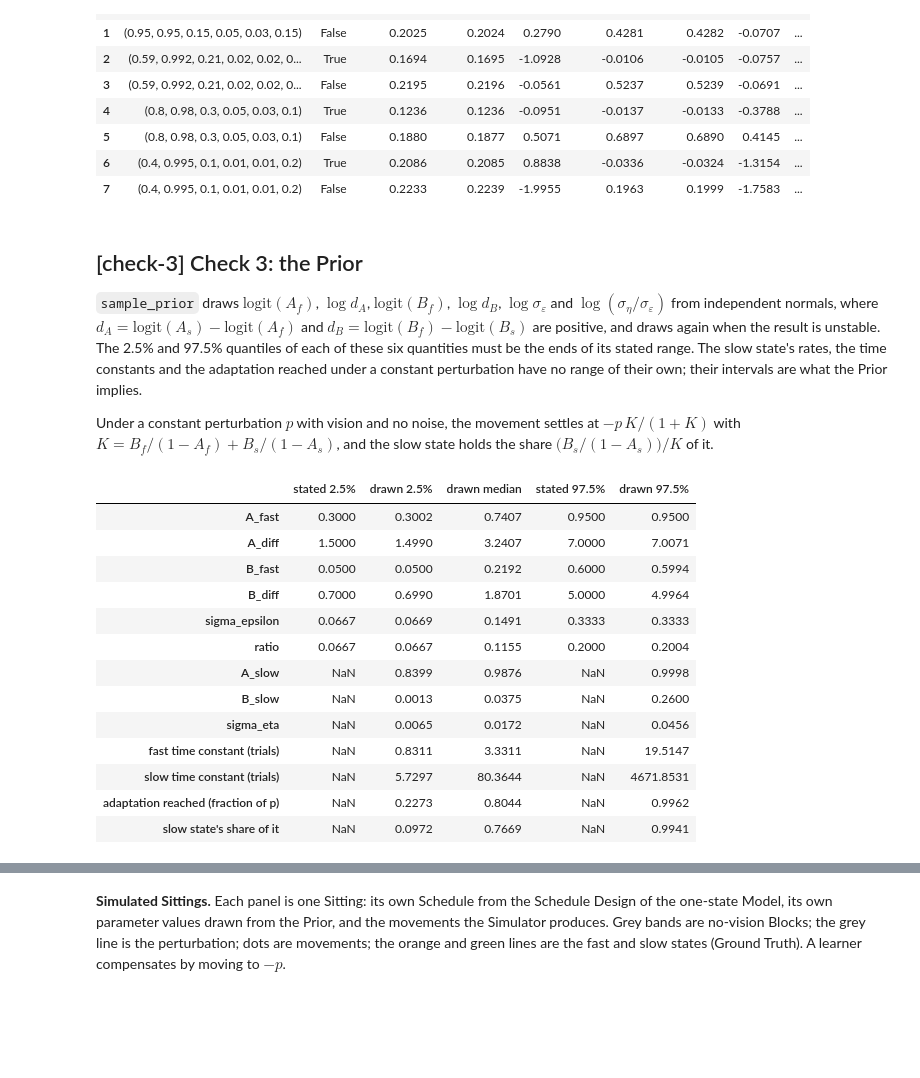
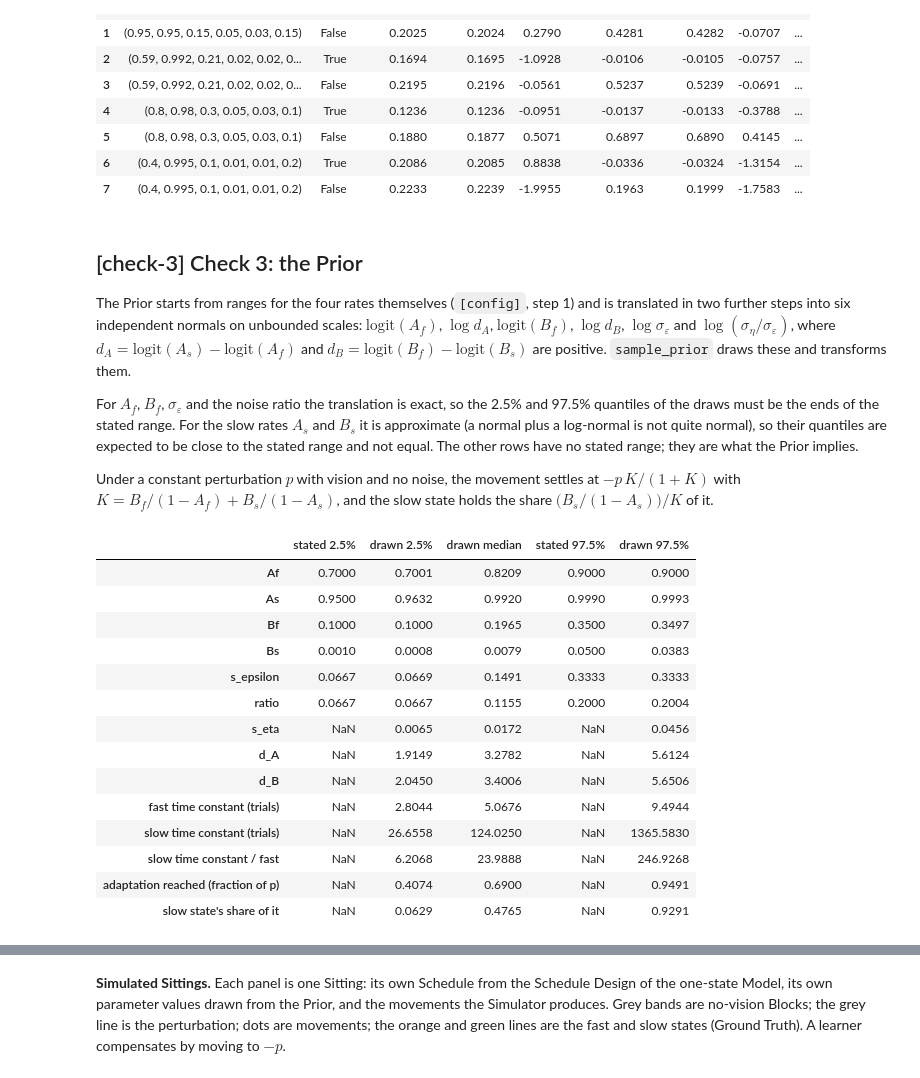
Before and after one commit to opherdonchin/MotorAdpatationSBI, a Jupyter notebook: notebooks/working/two_state_simulator.ipynb, the cells around one changed output, grey strips where cells are left out. Saved outputs shown, nothing was run; the diff lists cells and outputs as text; code cells hidden in the pictures; blank space fills up the shorter version.

```diff
--- a/notebooks/working/two_state_simulator.ipynb
+++ b/notebooks/working/two_state_simulator.ipynb
@@ -356,14 +370,19 @@ largest z-score in size: 2.0
 # %% [markdown]
 ## [check-3] Check 3: the Prior
 
-`sample_prior` draws $\mathrm{logit}(A_f)$, $\log d_A$, $\mathrm{logit}(B_f)$, $\log d_B$,
-$\log\sigma_\varepsilon$ and $\log(\sigma_\eta/\sigma_\varepsilon)$ from independent
-normals, where $d_A = \mathrm{logit}(A_s) - \mathrm{logit}(A_f)$ and
-$d_B = \mathrm{logit}(B_f) - \mathrm{logit}(B_s)$ are positive, and draws again when the
-result is unstable. The 2.5% and 97.5% quantiles of each of these six quantities must be
-the ends of its stated range. The slow state's rates, the time constants and the
-adaptation reached under a constant perturbation have no range of their own; their
-intervals are what the Prior implies.
+The Prior starts from ranges for the four rates themselves (`[config]`, step 1) and is
+translated in two further steps into six independent normals on unbounded scales:
+$\mathrm{logit}(A_f)$, $\log d_A$, $\mathrm{logit}(B_f)$, $\log d_B$,
+$\log\sigma_\varepsilon$ and $\log(\sigma_\eta/\sigma_\varepsilon)$, where
+$d_A = \mathrm{logit}(A_s) - \mathrm{logit}(A_f)$ and
+$d_B = \mathrm{logit}(B_f) - \mathrm{logit}(B_s)$ are positive. `sample_prior` draws
+these and transforms them.
+
+For $A_f$, $B_f$, $\sigma_\varepsilon$ and the noise ratio the translation is exact, so
+the 2.5% and 97.5% quantiles of the draws must be the ends of the stated range. For the
+slow rates $A_s$ and $B_s$ it is approximate (a normal plus a log-normal is not quite
+normal), so their quantiles are expected to be close to the stated range and not equal.
+The other rows have no stated range; they are what the Prior implies.
 
 Under a constant perturbation $p$ with vision and no noise, the movement settles at
 $-p\,K/(1+K)$ with $K = B_f/(1-A_f) + B_s/(1-A_s)$, and the slow state holds the share
@@ -371,46 +390,46 @@ $\big(B_s/(1-A_s)\big)/K$ of it.
 # %%
 # [check-prior-ranges] Quantiles of the drawn quantities against the stated ranges
 theta = mdl.sample_prior(rng_prior, n_prior_draws, prior)
-A_fast, A_slow, B_fast, B_slow, sigma_eta, sigma_epsilon = theta.T
-K = B_fast / (1 - A_fast) + B_slow / (1 - A_slow)
+Af, As, Bf, Bs, s_eta, s_epsilon = theta.T
+K = Bf / (1 - Af) + Bs / (1 - As)
 drawn = {
-    "A_fast": A_fast, "A_diff": special.logit(A_slow) - special.logit(A_fast),
-    "B_fast": B_fast, "B_diff": special.logit(B_fast) - special.logit(B_slow),
-    "sigma_epsilon": sigma_epsilon, "ratio": sigma_eta / sigma_epsilon,
-    "A_slow": A_slow, "B_slow": B_slow, "sigma_eta": sigma_eta,
-    "fast time constant (trials)": -1 / np.log(A_fast),
-    "slow time constant (trials)": -1 / np.log(A_slow),
+    "Af": Af, "As": As, "Bf": Bf, "Bs": Bs,
+    "s_epsilon": s_epsilon, "ratio": s_eta / s_epsilon, "s_eta": s_eta,
+    "d_A": special.logit(As) - special.logit(Af), "d_B": special.logit(Bf) - special.logit(Bs),
+    "fast time constant (trials)": -1 / np.log(Af),
+    "slow time constant (trials)": -1 / np.log(As),
+    "slow time constant / fast": np.log(Af) / np.log(As),
     "adaptation reached (fraction of p)": K / (1 + K),
-    "slow state's share of it": B_slow / (1 - A_slow) / K,
+    "slow state's share of it": Bs / (1 - As) / K,
 }
 stated = {
-    "A_fast": range_A_fast, "A_diff": range_A_diff, "B_fast": range_B_fast, "B_diff": range_B_diff,
-    "sigma_epsilon": range_sigma_epsilon, "ratio": range_ratio,
+    "Af": range_Af, "As": range_As, "Bf": range_Bf, "Bs": range_Bs,
+    "s_epsilon": range_s_epsilon, "ratio": range_ratio,
 }
-assert np.all((A_fast < A_slow) & (B_fast > B_slow))
-assert np.all(B_fast / (1 + A_fast) + B_slow / (1 + A_slow) < 1)
+assert np.all((Af < As) & (Bf > Bs))
 pd.DataFrame({
     name: {
         "stated 2.5%": stated.get(name, (np.nan, np.nan))[0],
         "drawn 2.5%": np.quantile(x, 0.025),
         "drawn median": np.median(x),
         "stated 97.5%": stated.get(name, (np.nan, np.nan))[1],
         "drawn 97.5%": np.quantile(x, 0.975),
     }
     for name, x in drawn.items()
 }).T.round(4)
 # %% [output]
 |  | stated 2.5% | drawn 2.5% | drawn median | stated 97.5% | drawn 97.5% |
-| A_fast | 0.3000 | 0.3002 | 0.7407 | 0.9500 | 0.9500 |
-| A_diff | 1.5000 | 1.4990 | 3.2407 | 7.0000 | 7.0071 |
-| B_fast | 0.0500 | 0.0500 | 0.2192 | 0.6000 | 0.5994 |
-| B_diff | 0.7000 | 0.6990 | 1.8701 | 5.0000 | 4.9964 |
-| sigma_epsilon | 0.0667 | 0.0669 | 0.1491 | 0.3333 | 0.3333 |
+| Af | 0.7000 | 0.7001 | 0.8209 | 0.9000 | 0.9000 |
+| As | 0.9500 | 0.9632 | 0.9920 | 0.9990 | 0.9993 |
+| Bf | 0.1000 | 0.1000 | 0.1965 | 0.3500 | 0.3497 |
+| Bs | 0.0010 | 0.0008 | 0.0079 | 0.0500 | 0.0383 |
+| s_epsilon | 0.0667 | 0.0669 | 0.1491 | 0.3333 | 0.3333 |
 | ratio | 0.0667 | 0.0667 | 0.1155 | 0.2000 | 0.2004 |
-| A_slow | NaN | 0.8399 | 0.9876 | NaN | 0.9998 |
-| B_slow | NaN | 0.0013 | 0.0375 | NaN | 0.2600 |
-| sigma_eta | NaN | 0.0065 | 0.0172 | NaN | 0.0456 |
-| fast time constant (trials) | NaN | 0.8311 | 3.3311 | NaN | 19.5147 |
-| slow time constant (trials) | NaN | 5.7297 | 80.3644 | NaN | 4671.8531 |
-| adaptation reached (fraction of p) | NaN | 0.2273 | 0.8044 | NaN | 0.9962 |
-| slow state's share of it | NaN | 0.0972 | 0.7669 | NaN | 0.9941 |
+| s_eta | NaN | 0.0065 | 0.0172 | NaN | 0.0456 |
+| d_A | NaN | 1.9149 | 3.2782 | NaN | 5.6124 |
+| d_B | NaN | 2.0450 | 3.4006 | NaN | 5.6506 |
+| fast time constant (trials) | NaN | 2.8044 | 5.0676 | NaN | 9.4944 |
+| slow time constant (trials) | NaN | 26.6558 | 124.0250 | NaN | 1365.5830 |
+| slow time constant / fast | NaN | 6.2068 | 23.9888 | NaN | 246.9268 |
+| adaptation reached (fraction of p) | NaN | 0.4074 | 0.6900 | NaN | 0.9491 |
+| slow state's share of it | NaN | 0.0629 | 0.4765 | NaN | 0.9291 |
```
Also changed, not shown: parts of 9 cells of this notebook, 5 other files.
